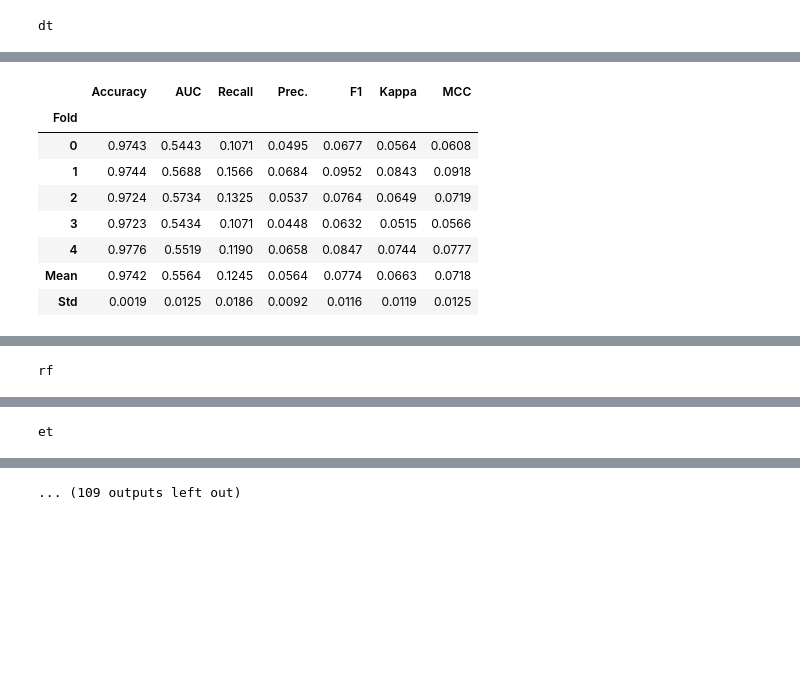
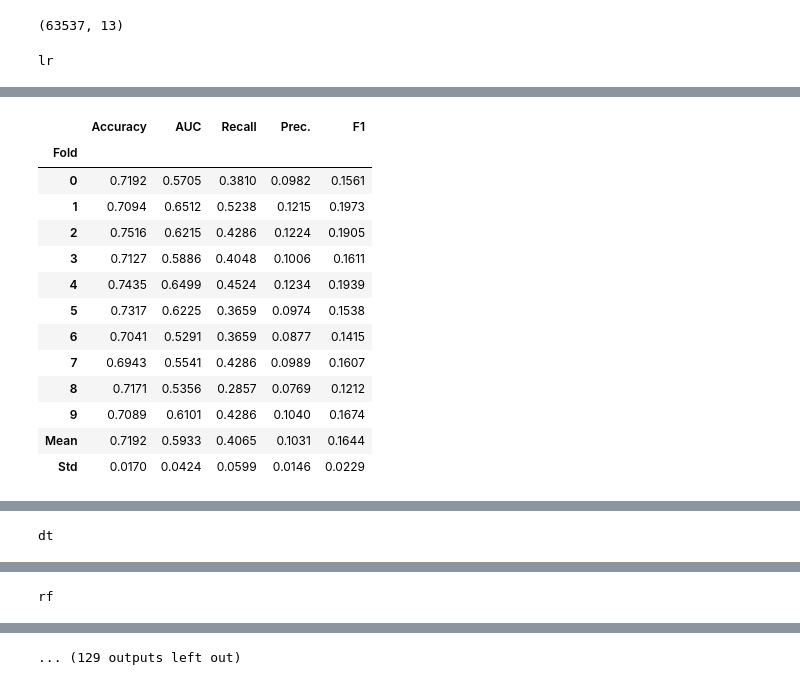
Before and after one commit to amitkrmalik/HDD_failure_prediction, a Jupyter notebook: HDD_4Q_binary_classsification.ipynb, the cells around one changed output, grey strips where cells are left out. Saved outputs shown, nothing was run; the diff lists cells and outputs as text; code cells hidden in the pictures; blank space fills up the shorter version.

```diff
--- a/HDD_4Q_binary_classsification.ipynb
+++ b/HDD_4Q_binary_classsification.ipynb
@@ -11,6 +11,43 @@ df = pd.read_parquet('/nobackup/amimalik/bits/dataset/dimensions/4Q/working_data
 model_df = pd.read_csv('/nobackup/amimalik/bits/dataset/dimensions/4Q/sorted_failures.csv')
 
 model_df = model_df.head(5)
+# %%
+def group_by_serial_number(df, count):
+
+    # Group the instances dataframe by serial number
+    grouped_instances = df.groupby('serial_number')
+
+    # Create an empty list to store the last 150 samples for each serial number
+    last_n = []
+
+    # Iterate over each group
+    for name, group in grouped_instances:
+        # Get the last n (count) samples for the current serial number
+        last_n_group = group.tail(count)
+        # Append the last n samples to the list
+        last_n.append(last_n_group)
+
+    # Concatenate the list of dataframes into a single dataframe
+    instance_last_n = pd.concat(last_n)
+
+    # Reset the index of the dataframe
+    instance_last_n.reset_index(drop=True, inplace=True)
+
+    # Drop the date column from the dataframe
+    # instance_last_n.drop(columns=['date'], inplace=True)
+
+    # reset index
+    instance_last_n.reset_index(drop=True, inplace=True)
+
+    # Print the updated dataframe
+    # instance_last_n.head()
+
+    return instance_last_n
+# %%
+df = group_by_serial_number(df, 15)
+df.shape
+# %% [output]
+(63537, 13)
 # %%
 def get_model_data(df, model):
     model_df = df[df['model'] == model]
@@ -28,7 +65,7 @@ def get_clean_data(df):
     return df
 # %%
 # List of common tree-based models in PyCaret for classification
-ml_models = ['dt', 'rf', 'et', 'lightgbm', 'xgboost', 'catboost']
+ml_models = ['lr', 'dt', 'rf', 'lightgbm', 'xgboost', 'nb', 'knn']
 # ml_models = ['dt', 'rf']
 
 # start a loop
@@ -37,29 +74,38 @@ m_results = []
 # %%
 for dev_models in model_df['model']:
     model_data = get_model_data(df, dev_models)
     model_data = get_clean_data(model_data)
 
-    s = setup(model_data, target = 'failure', session_id = 123, index=False, fix_imbalance = True, remove_outliers = True, normalize = True, normalize_method = 'minmax', verbose = False, fold=5)
+    s = setup(model_data, target = 'failure', session_id = 123, index=False, fix_imbalance = True, remove_outliers = True, normalize = True, normalize_method = 'minmax', verbose = False, fold=10)
+
+    # remove mcc and kappa metrics
+    remove_metric('mcc')
+    remove_metric('kappa')
 
     for m in ml_models:
         print (m)
         model = create_model(m)
         model_results = pull().loc[['Mean']]
         m_models.append(model)
         m_results.append(model_results)
     print(dev_models)
 # %% [output]
-dt
+lr
 [interactive output not drawn]
-|  | Accuracy | AUC | Recall | Prec. | F1 | Kappa | MCC |
-| Fold |  |  |  |  |  |  |  |
-| 0 | 0.9743 | 0.5443 | 0.1071 | 0.0495 | 0.0677 | 0.0564 | 0.0608 |
-| 1 | 0.9744 | 0.5688 | 0.1566 | 0.0684 | 0.0952 | 0.0843 | 0.0918 |
-| 2 | 0.9724 | 0.5734 | 0.1325 | 0.0537 | 0.0764 | 0.0649 | 0.0719 |
-| 3 | 0.9723 | 0.5434 | 0.1071 | 0.0448 | 0.0632 | 0.0515 | 0.0566 |
-| 4 | 0.9776 | 0.5519 | 0.1190 | 0.0658 | 0.0847 | 0.0744 | 0.0777 |
-| Mean | 0.9742 | 0.5564 | 0.1245 | 0.0564 | 0.0774 | 0.0663 | 0.0718 |
-| Std | 0.0019 | 0.0125 | 0.0186 | 0.0092 | 0.0116 | 0.0119 | 0.0125 |
+|  | Accuracy | AUC | Recall | Prec. | F1 |
+| Fold |  |  |  |  |  |
+| 0 | 0.7192 | 0.5705 | 0.3810 | 0.0982 | 0.1561 |
+| 1 | 0.7094 | 0.6512 | 0.5238 | 0.1215 | 0.1973 |
+| 2 | 0.7516 | 0.6215 | 0.4286 | 0.1224 | 0.1905 |
+| 3 | 0.7127 | 0.5886 | 0.4048 | 0.1006 | 0.1611 |
+| 4 | 0.7435 | 0.6499 | 0.4524 | 0.1234 | 0.1939 |
+| 5 | 0.7317 | 0.6225 | 0.3659 | 0.0974 | 0.1538 |
+| 6 | 0.7041 | 0.5291 | 0.3659 | 0.0877 | 0.1415 |
+| 7 | 0.6943 | 0.5541 | 0.4286 | 0.0989 | 0.1607 |
+| 8 | 0.7171 | 0.5356 | 0.2857 | 0.0769 | 0.1212 |
+| 9 | 0.7089 | 0.6101 | 0.4286 | 0.1040 | 0.1674 |
+| Mean | 0.7192 | 0.5933 | 0.4065 | 0.1031 | 0.1644 |
+| Std | 0.0170 | 0.0424 | 0.0599 | 0.0146 | 0.0229 |
 [interactive output not drawn]
-rf
+dt
 [interactive output not drawn]
@@ -75,3 +126,3 @@ rf
 [interactive output not drawn]
-et
+rf
 [interactive output not drawn]
@@ -87,2 +143,2 @@ et
 [interactive output not drawn]
-... (109 outputs left out)
+... (129 outputs left out)
```
Also changed, not shown: parts of 3 cells of this notebook, 1 other file.
